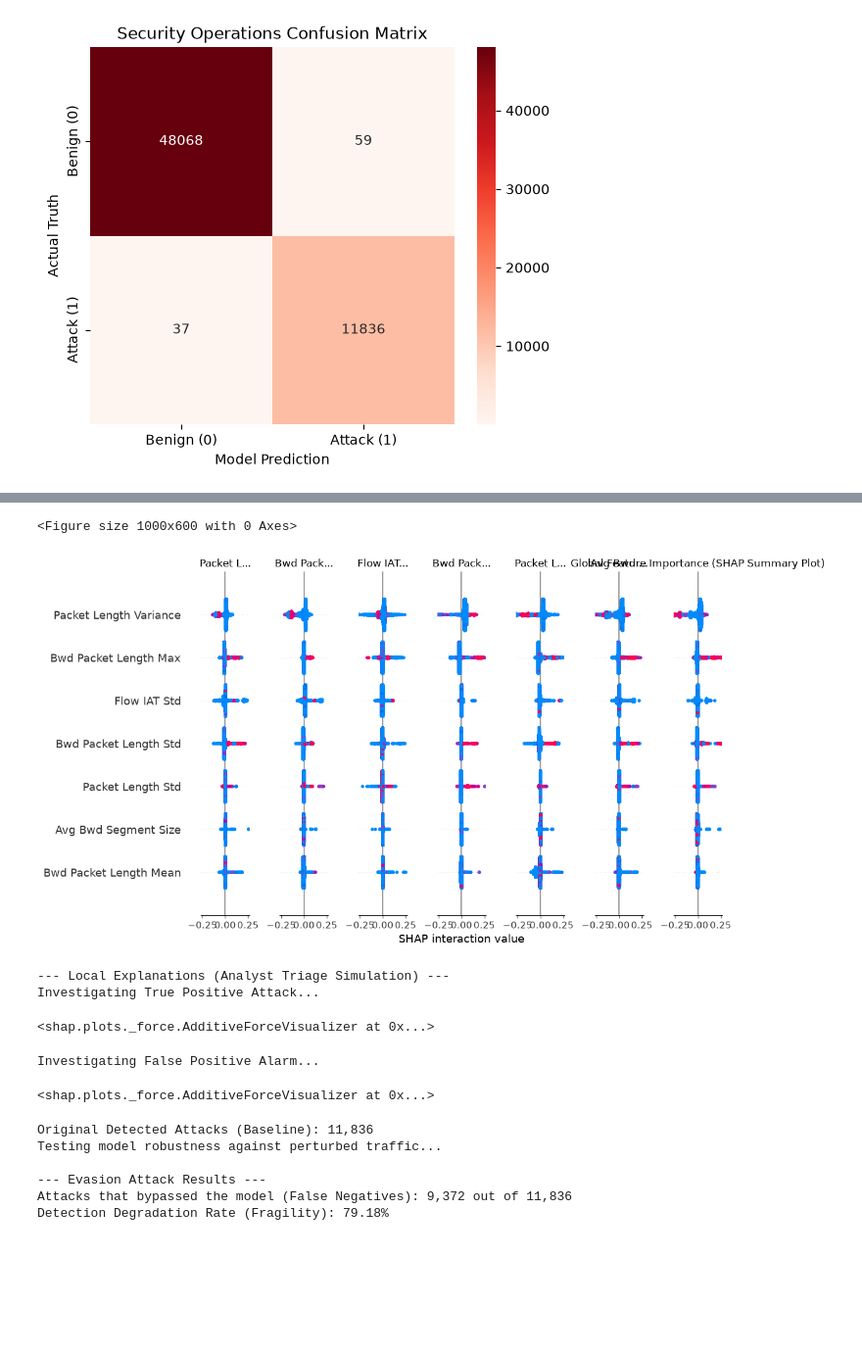
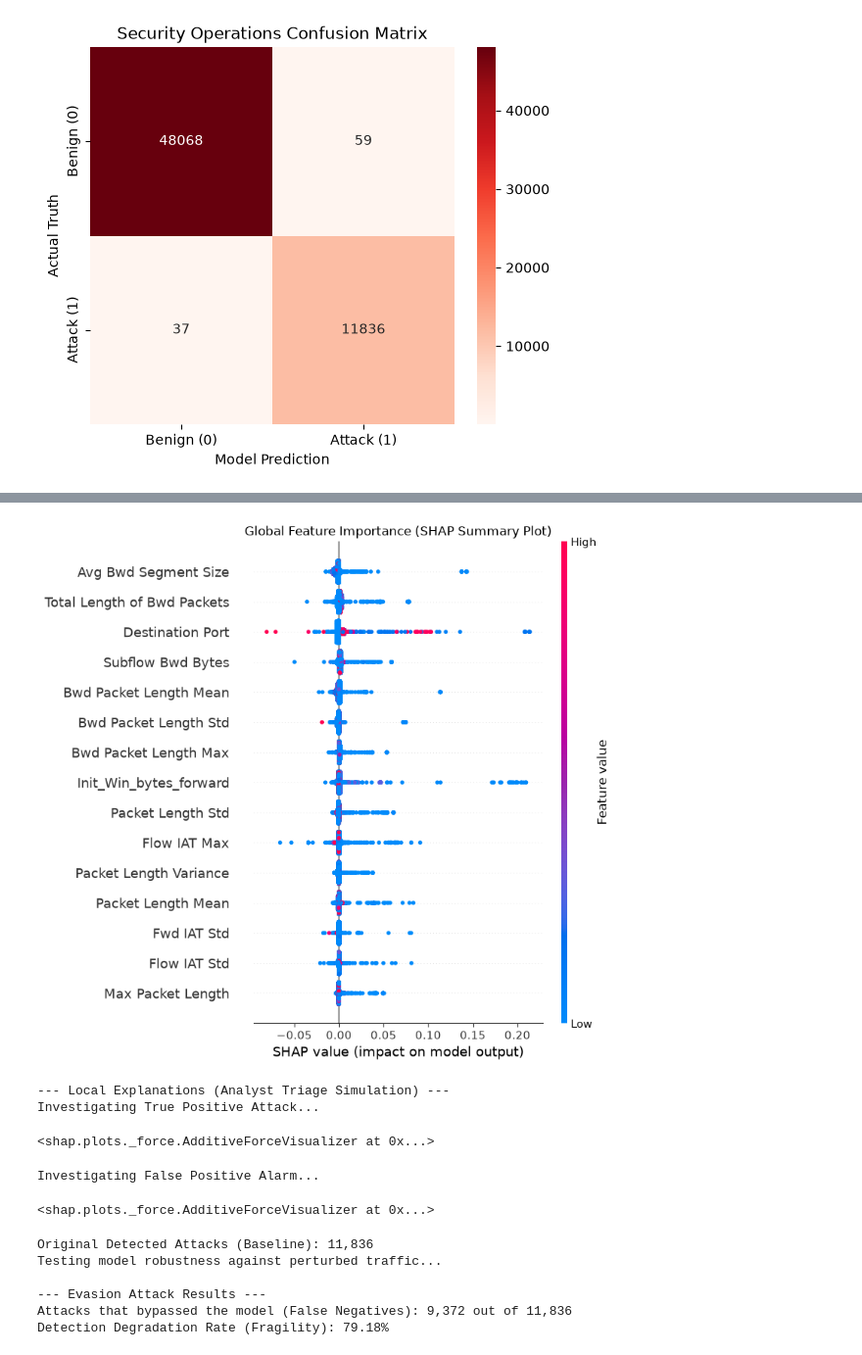
Before and after one commit to Sifous123/Machine-Learning-for-Network-Traffic-Analysis-in-Cybersecurity, a Jupyter notebook: mlMain.ipynb, the cells around one changed output, grey strips where cells are left out. Shown at 98% size. Cells and saved outputs as stored; diff of their text form; code cells hidden in the pictures; blank space fills up the shorter version.

```diff
--- a/mlMain.ipynb
+++ b/mlMain.ipynb
@@ -838,7 +841,15 @@ expected_val = explainer.expected_value[1] if isinstance(explainer.expected_valu
 
 # Global explanation plot
 plt.figure(figsize=(10, 6))
+# Εξαγωγή των SHAP values με ασφάλεια (υποστηρίζει και παλιές και νέες εκδόσεις του SHAP)
+if isinstance(shap_values, list):
+    shap_attack = shap_values[1]
+elif len(shap_values.shape) == 3:
+    shap_attack = shap_values[:, :, 1]
+else:
+    shap_attack = shap_values
 shap.summary_plot(shap_attack, X_shap, show=False)
+#shap.summary_plot(shap_attack[1], X_shap, show=False)
 plt.title('Global Feature Importance (SHAP Summary Plot)')
 plt.tight_layout()
 plt.show()
@@ -873,40 +884,39 @@ sv_fp_1d = extract_1d_shap(shap_fp)
 
 # Extracting features as 1D numpy arrays
 ft_tp_1d = X_tp.iloc[0].values
 ft_fp_1d = X_fp.iloc[0].values
 
 exp_val = explainer.expected_value
 if isinstance(exp_val, (list, tuple, np.ndarray)):
     expected_value_float = float(exp_val[1]) if len(exp_val) > 1 else float(exp_val[0])
 else:
     expected_value_float = float(exp_val)
 
 feature_names_list = X_test_shuf.columns.tolist()
 
 print("Investigating True Positive Attack...")
 display(shap.force_plot(
     expected_value_float,
     sv_tp_1d,
     ft_tp_1d,
     feature_names=feature_names_list
 ))
 
 print("\nInvestigating False Positive Alarm...")
 display(shap.force_plot(
     expected_value_float,
     sv_fp_1d,
     ft_fp_1d,
     feature_names=feature_names_list
 ))
 # %% [output]
 [interactive output not drawn]
+[figure, new version]
-<Figure size 1000x600 with 0 Axes>
+--- Local Explanations (Analyst Triage Simulation) ---
+Investigating True Positive Attack...
-[figure, old version]
---- Local Explanations (Analyst Triage Simulation) ---
-Investigating True Positive Attack...
+<shap.plots._force.AdditiveForceVisualizer at 0x...>
-<shap.plots._force.AdditiveForceVisualizer at 0x...>
+Investigating False Positive Alarm...
-Investigating False Positive Alarm...
+<shap.plots._force.AdditiveForceVisualizer at 0x...>
-<shap.plots._force.AdditiveForceVisualizer at 0x...>
 # %%
 # Module 5.3: Adversarial ML (Evasion Attack Simulation)
 # ==========================================
```
Also changed, not shown: parts of 7 cells of this notebook, 1 other file.
